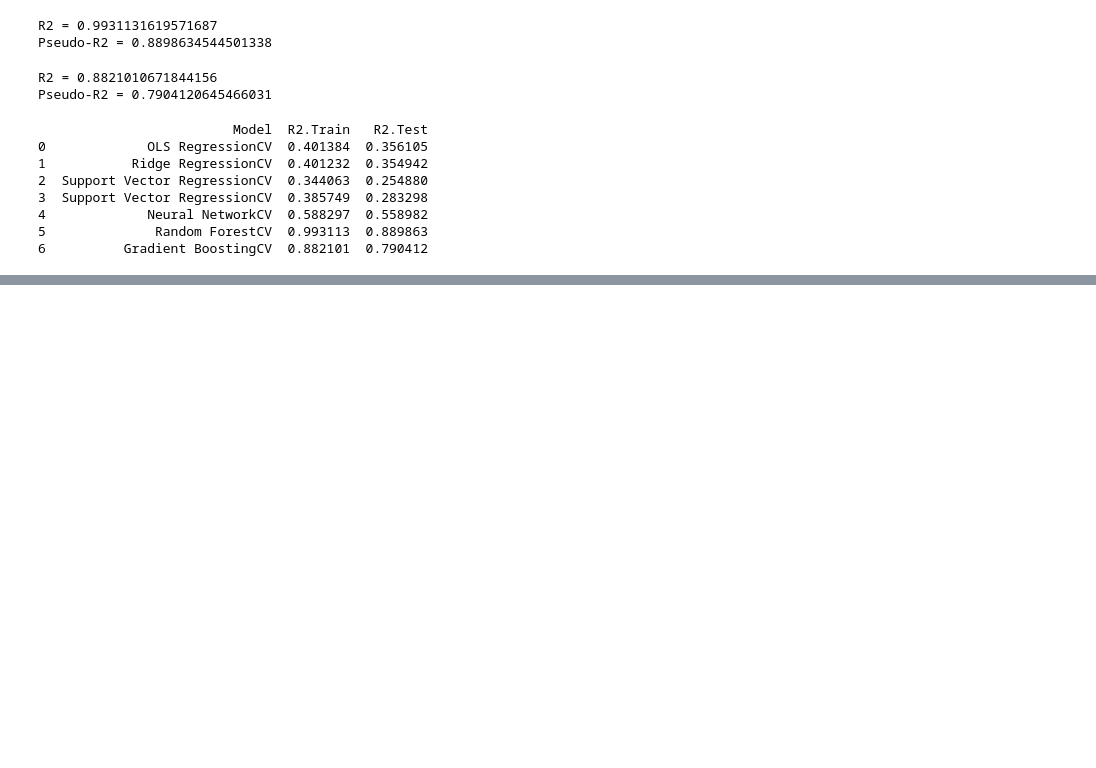
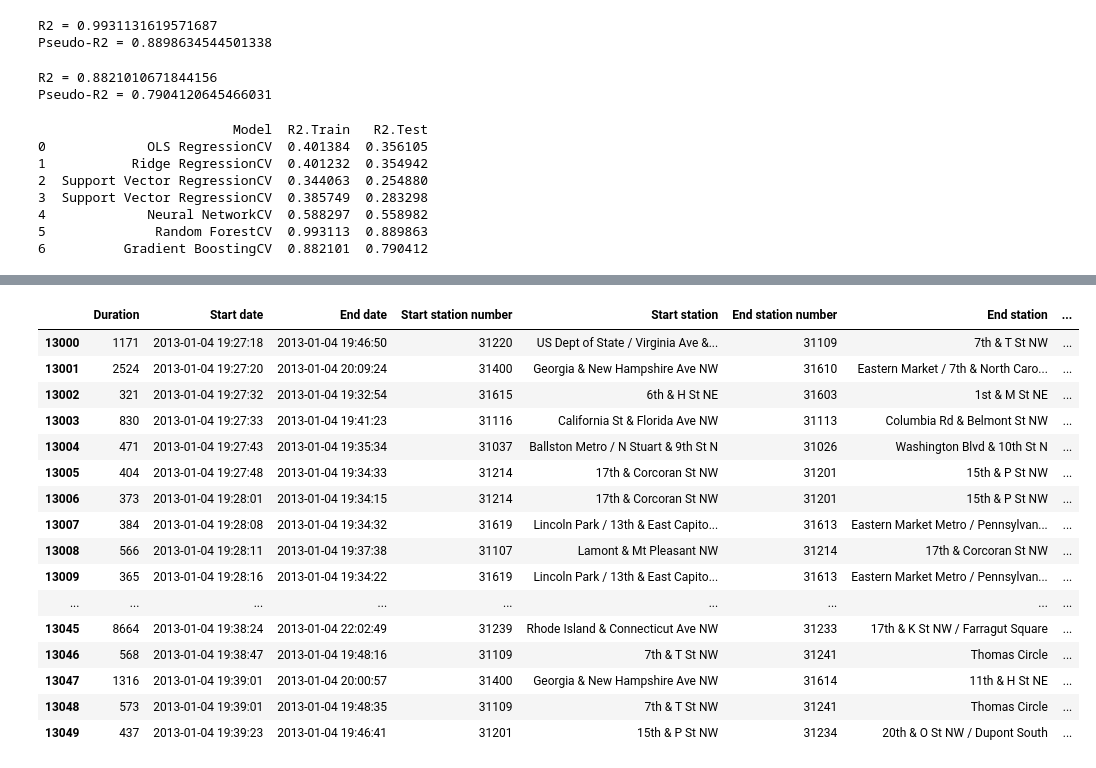
Before and after one commit to Estreuselito/bikerus, a Jupyter notebook: python/workbench.ipynb, the cells around one changed output, grey strips where cells are left out. Drawn from its saved outputs; the diff is of its cells as text; code cells hidden in the pictures; blank space fills up the shorter version.

```diff
--- a/python/workbench.ipynb
+++ b/python/workbench.ipynb
@@ -361,3 +361,7 @@ print(report)
 4             Neural NetworkCV  0.588297  0.558982
 5              Random ForestCV  0.993113  0.889863
 6          Gradient BoostingCV  0.882101  0.790412
+# %%
+from data_preprocessing import decompress_pickle, compressed_pickle
+import pandas as pd
+df1 = decompress_pickle("../data/interim/ArtificalRentals13.pbz2")
@@ -363,0 +387,20 @@ print(report)
+# %%
+df1[13000:13050]
+# %% [output]
+|  | Duration | Start date | End date | Start station number | Start station | End station number | End station | ... |
+| 13000 | 1171 | 2013-01-04 19:27:18 | 2013-01-04 19:46:50 | 31220 | US Dept of State / Virginia Ave &... | 31109 | 7th & T St NW | ... |
+| 13001 | 2524 | 2013-01-04 19:27:20 | 2013-01-04 20:09:24 | 31400 | Georgia & New Hampshire Ave NW | 31610 | Eastern Market / 7th & North Caro... | ... |
+| 13002 | 321 | 2013-01-04 19:27:32 | 2013-01-04 19:32:54 | 31615 | 6th & H St NE | 31603 | 1st & M St NE | ... |
+| 13003 | 830 | 2013-01-04 19:27:33 | 2013-01-04 19:41:23 | 31116 | California St & Florida Ave NW | 31113 | Columbia Rd & Belmont St NW | ... |
+| 13004 | 471 | 2013-01-04 19:27:43 | 2013-01-04 19:35:34 | 31037 | Ballston Metro / N Stuart & 9th St N | 31026 | Washington Blvd & 10th St N | ... |
+| 13005 | 404 | 2013-01-04 19:27:48 | 2013-01-04 19:34:33 | 31214 | 17th & Corcoran St NW | 31201 | 15th & P St NW | ... |
+| 13006 | 373 | 2013-01-04 19:28:01 | 2013-01-04 19:34:15 | 31214 | 17th & Corcoran St NW | 31201 | 15th & P St NW | ... |
+| 13007 | 384 | 2013-01-04 19:28:08 | 2013-01-04 19:34:32 | 31619 | Lincoln Park / 13th & East Capito... | 31613 | Eastern Market Metro / Pennsylvan... | ... |
+| 13008 | 566 | 2013-01-04 19:28:11 | 2013-01-04 19:37:38 | 31107 | Lamont & Mt Pleasant NW | 31214 | 17th & Corcoran St NW | ... |
+| 13009 | 365 | 2013-01-04 19:28:16 | 2013-01-04 19:34:22 | 31619 | Lincoln Park / 13th & East Capito... | 31613 | Eastern Market Metro / Pennsylvan... | ... |
+| ... | ... | ... | ... | ... | ... | ... | ... | ... |
+| 13045 | 8664 | 2013-01-04 19:38:24 | 2013-01-04 22:02:49 | 31239 | Rhode Island & Connecticut Ave NW | 31233 | 17th & K St NW / Farragut Square | ... |
+| 13046 | 568 | 2013-01-04 19:38:47 | 2013-01-04 19:48:16 | 31109 | 7th & T St NW | 31241 | Thomas Circle | ... |
+| 13047 | 1316 | 2013-01-04 19:39:01 | 2013-01-04 20:00:57 | 31400 | Georgia & New Hampshire Ave NW | 31614 | 11th & H St NE | ... |
+| 13048 | 573 | 2013-01-04 19:39:01 | 2013-01-04 19:48:35 | 31109 | 7th & T St NW | 31241 | Thomas Circle | ... |
+| 13049 | 437 | 2013-01-04 19:39:23 | 2013-01-04 19:46:41 | 31201 | 15th & P St NW | 31234 | 20th & O St NW / Dupont South | ... |
```
Also changed, not shown: parts of 4 cells of this notebook, 11 other files.
